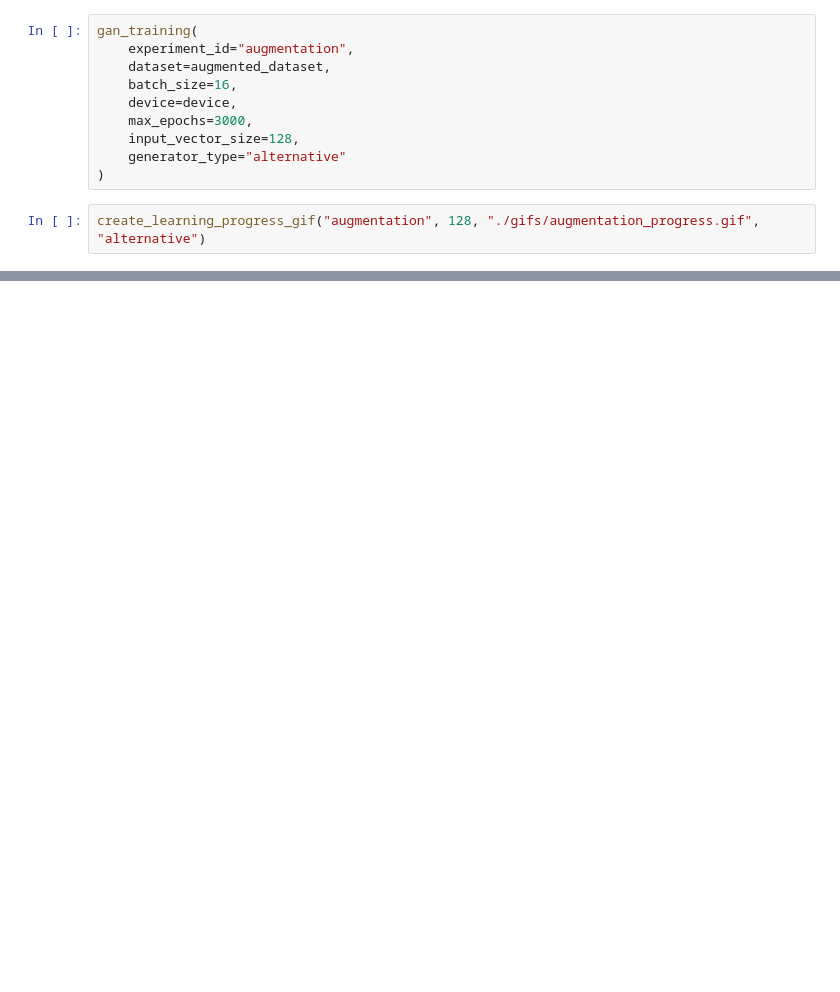
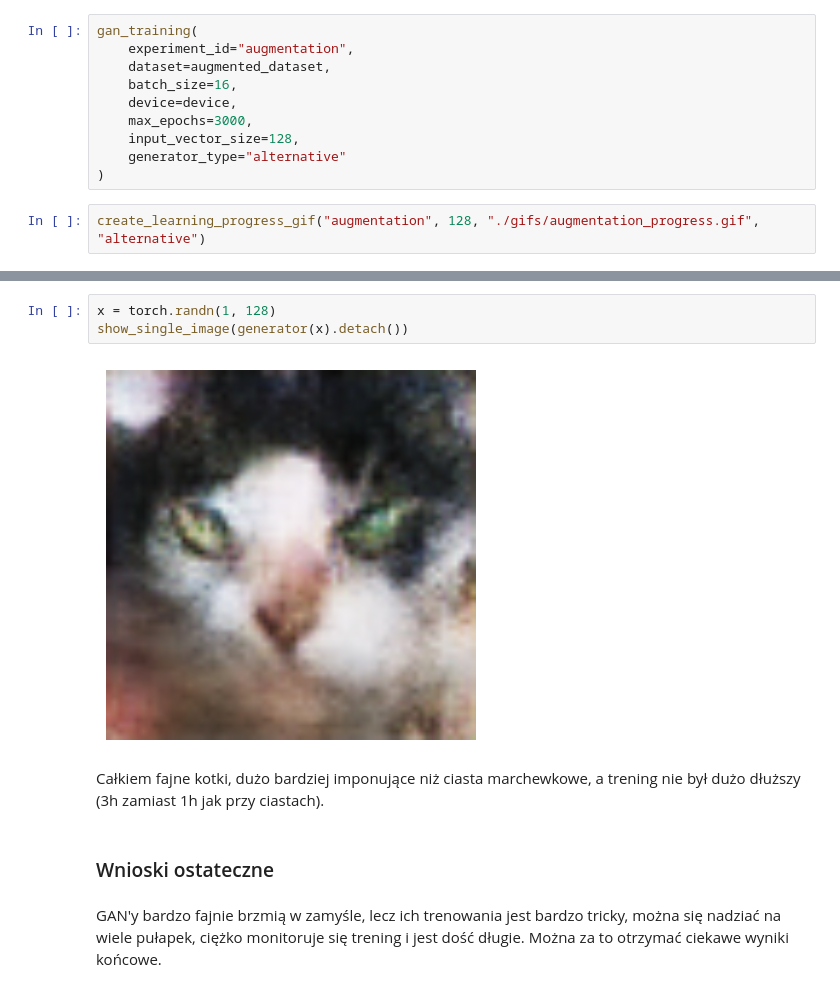
Before and after one commit to mnozkiewicz/MRO, a Jupyter notebook: lab3/carrot_cakes.ipynb, the cells around one changed output, grey strips where cells are left out. Drawn from its saved outputs; the diff is of its cells as text; blank space fills up the shorter version.

```diff
--- a/lab3/carrot_cakes.ipynb
+++ b/lab3/carrot_cakes.ipynb
@@ -713,0 +752,11 @@ show_image_batch(out, 4)
+# %%
+x = torch.randn(1, 128)
+show_single_image(generator(x).detach())
+# %% [output]
+[figure, added]
+# %% [markdown]
+Całkiem fajne kotki, dużo bardziej imponujące niż ciasta marchewkowe, a trening nie był dużo dłuższy (3h zamiast 1h jak przy ciastach).
+# %% [markdown]
+### Wnioski ostateczne
+# %% [markdown]
+GAN'y bardzo fajnie brzmią w zamyśle, lecz ich trenowania jest bardzo tricky, można się nadziać na wiele pułapek, ciężko monitoruje się trening i jest dość długie. Można za to otrzymać ciekawe wyniki końcowe.
```
Also changed, not shown: parts of 31 cells of this notebook.
